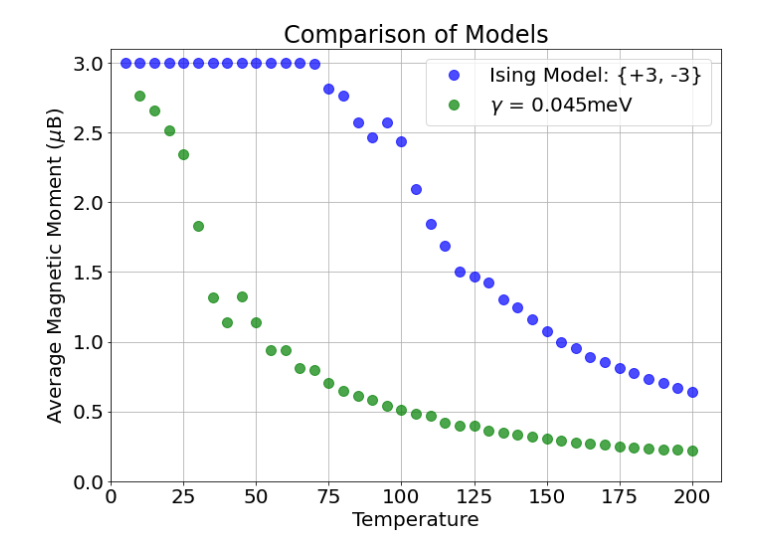
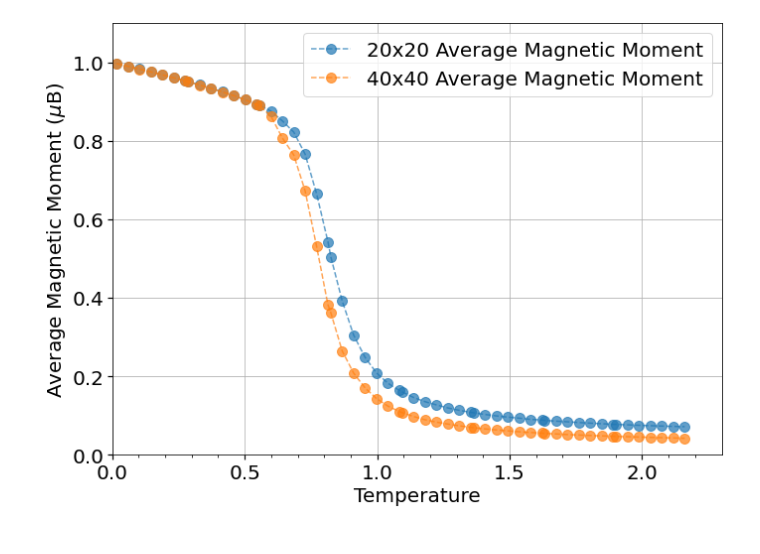
Before and after one commit to shellofnuts/Modified_Ising_Model, a Jupyter notebook: Lattice_Analysis.ipynb, the cells around one changed output. Cells and saved outputs as stored; diff of their text form; code cells hidden in the pictures.

Commit message:
Updating PyAnalysis Scripts
Updated PyAnalysis scripts to use anisotropy value when looking for input files. Useful for mass/automated simulation and output.

```diff
--- a/Lattice_Analysis.ipynb
+++ b/Lattice_Analysis.ipynb
@@ -2,71 +2,66 @@
 import pandas as pd
 import numpy as np
 import matplotlib.pyplot as plt
+from matplotlib.ticker import AutoMinorLocator
 
-file = "Analysis Scripts/4-5meVOutput.csv"
-file2 = "Analysis Scripts/IsingOutput.csv"
-file3 = "Analysis Scripts/0-0045meVOutput.csv"
+file = "Analysis Scripts/HexOutput_1.0.csv"
 
-latticeSizes = [40]
-tertiary_CSVData = pd.read_csv(file3, sep=',', index_col=0)
-secondary_CSVData = pd.read_csv(file2, sep=',', index_col=0)
+latticeSizes = [20, 40]
 global_CSVData = pd.read_csv(file, sep=',', index_col=0)
-#Sixty_CSVData = pd.read_csv("0.8_60_Data.csv", sep=',', index_col=0)
-#global_CSVData = pd.concat([global_CSVData, Sixty_CSVData])
+global_CSVData.index = global_CSVData.index * (8.6173E-5 / (1.0E-3))
 # %%
 plt.rcParams.update({"font.size":20})
 
 fig, ax = plt.subplots(figsize = (11,8))
-fig2, ax2 = plt.subplots()
-fig3, ax3 = plt.subplots()
+fig2, ax2 = plt.subplots(figsize = (11,8))
+fig3, ax3 = plt.subplots(figsize = (11,8))
 
-ax.set_xlim(0, 210)
-ax.set_ylim(0, 3.1)
-ax.set_title(r"Comparison of Models")
-ax2.set_title(r"Heisenberg Model: Axis Anisotropy = 4.5 meV/m$^2$")
+ax.set_xlim(0, 2.3)
+ax.set_ylim(0, 1.1)
+
+#ax.set_title(r"Comparison of Models")
+#ax2.set_title(r"Heisenberg Model: Axis Anisotropy = 4.5 meV/m$^2$")
 
 ax.set_ylabel(r"Average Magnetic Moment ($\mu$B)")
 
 for i in latticeSizes:
-    secondary_CSVData.plot(y = "{}x{} Average Magnetic Moment".format(2*i,2*i),
-                        ax=ax, grid=True, alpha=0.7, color='blue',
-                        marker='o', markerfacecolor = 'blue',
-                        linestyle = 'None',
-                        markersize=10
-                        #yerr = "{}x{} Magnetic Moment std".format(i,i),
-                        #capsize = 4, color = 'black'
-                      )
-
-    tertiary_CSVData.plot(y = "{}x{} Average Magnetic Moment".format(i,i),
-                        ax=ax, grid=True, alpha=0.7, color='green',
-                        marker='o', markerfacecolor = 'green',
-                        linestyle = 'None',
-                        markersize=10
-                        #yerr = "{}x{} Magnetic Moment std".format(i,i),
-                        #capsize = 4, color = 'black'
-                      )
-    """
     global_CSVData.plot(y = "{}x{} Average Magnetic Moment".format(i,i),
-                        ax=ax, grid=True, alpha=0.7, color='orange',
-                        marker='o', markerfacecolor = 'orange',
-                        linestyle = 'None',
+                        ax=ax, grid=True, alpha=0.7,
+                        marker='o',
+                        linestyle = 'dashed',
                         markersize=10
                         #yerr = "{}x{} Magnetic Moment std".format(i,i),
                         #capsize = 4, color = 'black'
                        )
-    """
-    secondary_CSVData.plot(y = "{}x{} Average Susc".format(2*i,2*i),
-                        ax=ax2, grid=True, alpha=0.7,
-                        marker='o', linestyle = 'None'
-                       )
     global_CSVData.plot(y = "{}x{} Average Susc".format(i,i),
                         ax=ax2, grid=True, alpha=0.7,
-                        marker='o', linestyle = 'None'
+                        marker='o',
+                        markersize = 10,
+                        linestyle = 'dashed'
                        )
     global_CSVData.plot(y = "{}x{} Average U2".format(i,i),
                         ax=ax3, grid=True, alpha=0.7,
-                        marker='o', linestyle = 'None')
+                        marker='o',
+                        markersize = 10,
+                        linestyle = 'dashed'
+                       )
 
-ax.legend(['Ising Model: {+3, -3}', r'$\gamma$ = 0.045meV'])#, r'$\gamma$ = 4.5meV'])
-ax2.legend(['Ising Model: {+3, -3}', r'Heisenberg Model: J$_{\mathrm{axis}}$ = 4.5meV'])
+
+ax.xaxis.set_minor_locator(AutoMinorLocator())
+ax.tick_params(which='minor', length=3, color='black', width = 0.8)
+ax.tick_params(which='major', length=5, color='black', width = 1.2)
+
+
+ax2.xaxis.set_minor_locator(AutoMinorLocator())
+ax2.tick_params(which='minor', length=3, color='black', width = 0.8)
+ax2.tick_params(which='major', length=5, color='black', width = 1.2)
+
+
+ax3.xaxis.set_minor_locator(AutoMinorLocator())
+ax3.tick_params(which='minor', length=3, color='black', width = 0.8)
+ax3.tick_params(which='major', length=5, color='black', width = 1.2)
+
+
+#ax.legend(['Ising Model: {+3, -3}', r'$\gamma$ = 0.045meV'])#, r'$\gamma$ = 4.5meV'])
+#ax2.legend(['Ising Model: {+3, -3}', r'Heisenberg Model: J$_{\mathrm{axis}}$ = 4.5meV'])
 # %% [output]
@@ -74 +68 @@ ax2.legend(['Ising Model: {+3, -3}', r'Heisenberg Model: J$_{\mathrm{axis}}$ = 4
-[figure, old version]
+[figure, new version]
```
Also changed, not shown: parts of 2 cells of this notebook, 2 other files.
